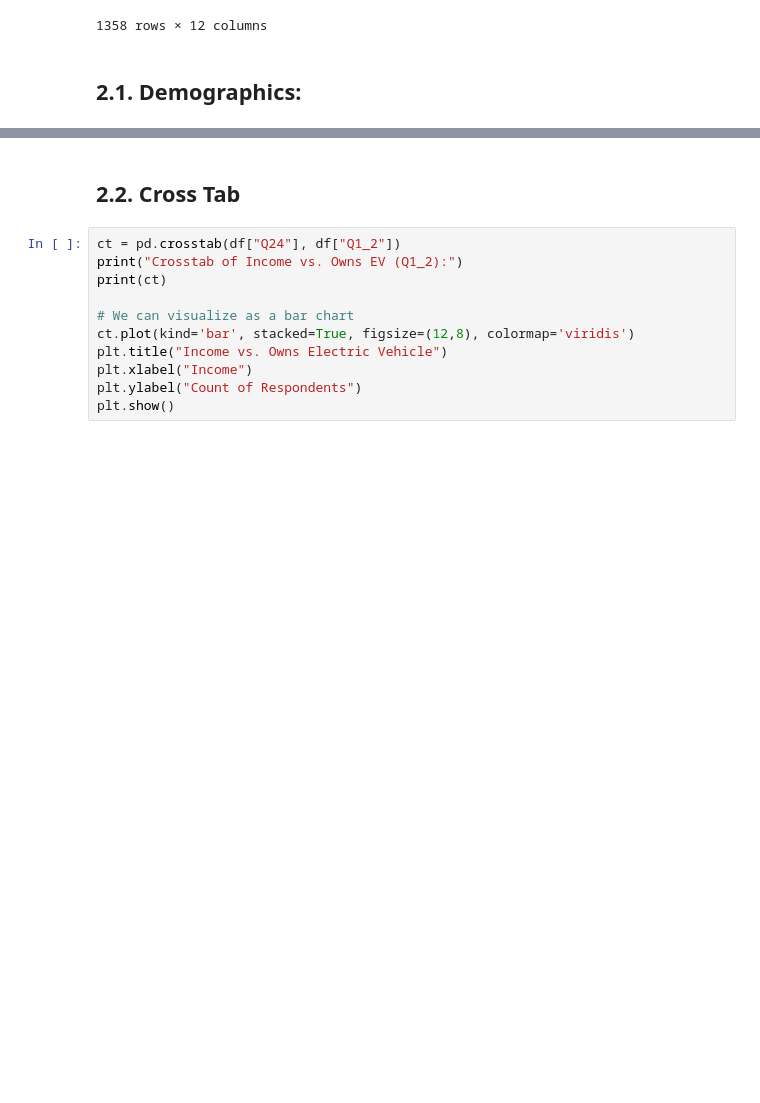
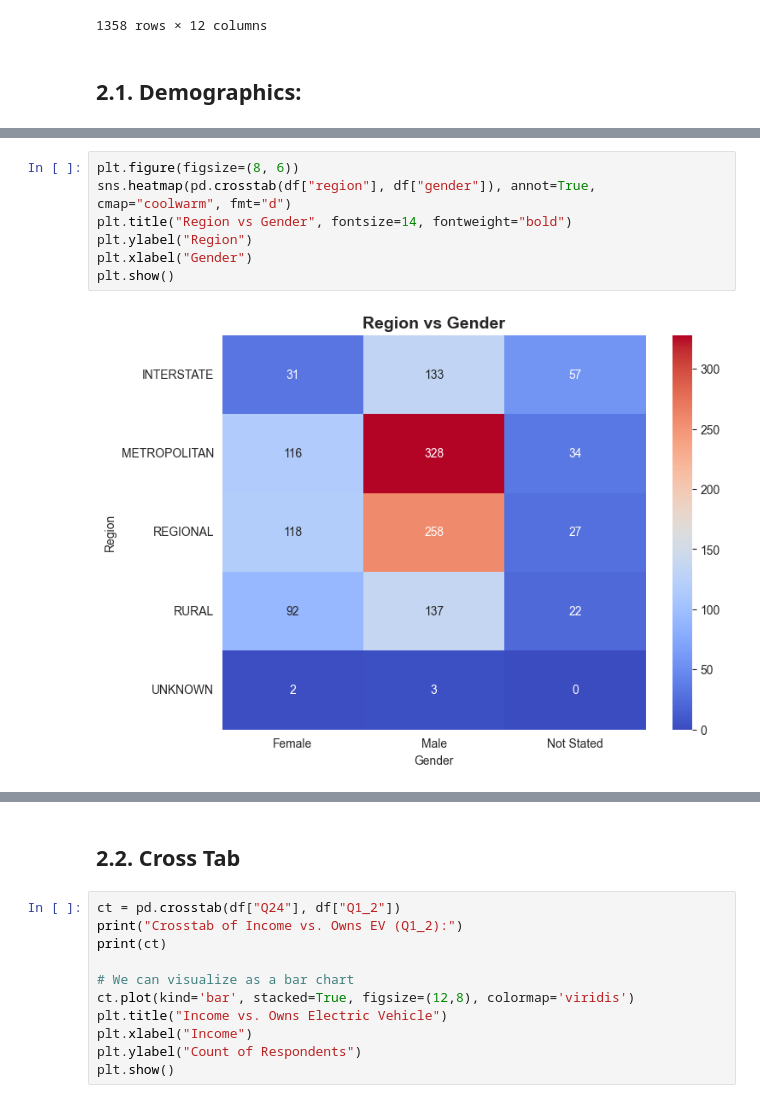
Before and after one commit to bernardomendonca/v2g-survey-analysis, a Jupyter notebook: 2_contextual_data.ipynb, the cells around one changed output, grey strips where cells are left out. Cells and saved outputs as stored; diff of their text form; blank space fills up the shorter version.

```diff
--- a/2_contextual_data.ipynb
+++ b/2_contextual_data.ipynb
@@ -87,0 +101,9 @@ plt.show()
+# %%
+plt.figure(figsize=(8, 6))
+sns.heatmap(pd.crosstab(df["region"], df["gender"]), annot=True, cmap="coolwarm", fmt="d")
+plt.title("Region vs Gender", fontsize=14, fontweight="bold")
+plt.ylabel("Region")
+plt.xlabel("Gender")
+plt.show()
+# %% [output]
+[figure, added]
```
Also changed, not shown: parts of 48 cells of this notebook, 6 other files.
